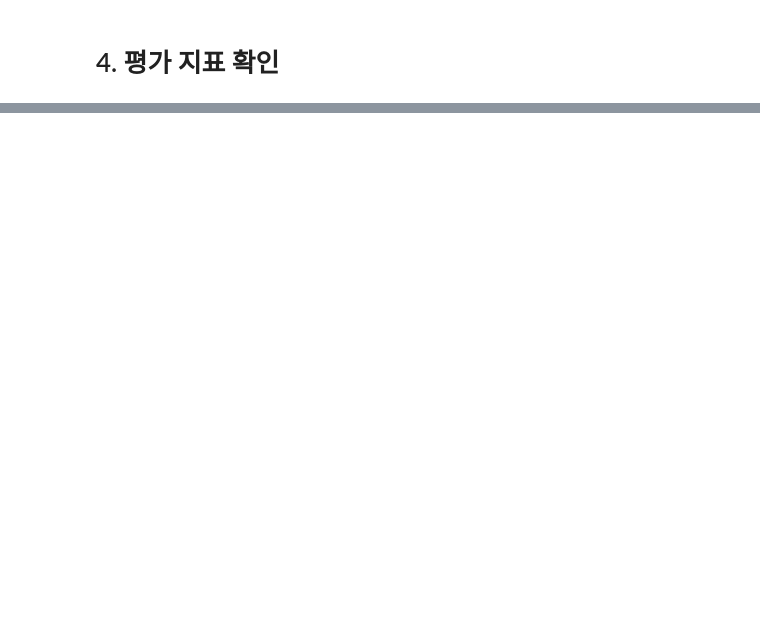
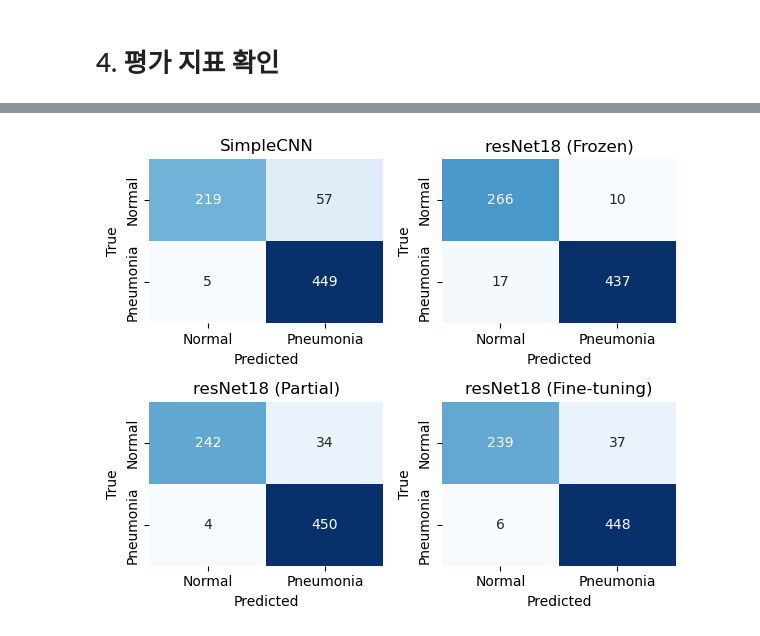
Before and after one commit to infeimkr/codeit_ai4, a Jupyter notebook: 06_3팀_임인철.ipynb, the cells around one changed output, grey strips where cells are left out. Cells and saved outputs as stored; diff of their text form; code cells hidden in the pictures; blank space fills up the shorter version.

```diff
--- a/06_3팀_임인철.ipynb
+++ b/06_3팀_임인철.ipynb
@@ -171,7 +195,7 @@ PNEUMONIA: {'num_images': 390, 'height_min': 344, 'height_max': 1456, 'ratio_mea
 RAW_RESIZE = 256
 CROP_SIZE = 224
 EXTRA_VAL_RATE = 0.2
-RANDOM_ROTATION = 10
+RANDOM_ROTATION = 5
 # %% [markdown]
 # 2. 데이터 전처리
 # %%
@@ -734,0 +888,17 @@ weighted avg       0.84      0.78      0.75       624
+# %%
+@torch.inference_mode()  # = no_grad의 superset(추론 최적화)
+def evaluate_model(model, dataloader, criterion, device, model_name="Model",
+                   threshold=0.5, temp_scaler=None, verbose=True):
+    y_true, p1, loss_mean = predict_proba(
+        model, dataloader, device, temp_scaler=temp_scaler,
+        return_loss=(criterion is not None), criterion=criterion
+    )
+    y_pred = apply_threshold(p1, threshold)
+    if verbose:
+        return (*summarize_metrics(y_true, y_pred, loss_mean, model_name), y_true, y_pred)
+    else:
+        acc = accuracy_score(y_true, y_pred)
+        prec = precision_score(y_true, y_pred, zero_division=0)
+        rec  = recall_score(y_true, y_pred, zero_division=0)
+        f1   = f1_score(y_true, y_pred, zero_division=0)
+        return acc, prec, rec, f1, y_true, y_pred
@@ -734,0 +907,59 @@ weighted avg       0.84      0.78      0.75       624
+# %%
+# val로 확인
+models_to_val = {
+    simpleCNN_info["model_title"]: model_simpleCNN,
+    resNet18_FE_info["model_title"] : model_resNet18_FE,
+    resNet18_P_info["model_title"] : model_resNet18_P,
+    resNet18_FT_info["model_title"] : model_resNet18_FT
+}
+
+results = {"Model": [], "Accuracy": [], "Precision": [], "Recall": [], "F1-score": []}
+cm_data = {}
+
+criterion = torch.nn.CrossEntropyLoss()
+
+for model_name, model in models_to_val.items():
+    acc, prec, rec, f1, y_true, y_pred = evaluate_model(
+        model, val_loader, criterion, device, model_name, threshold=0.5
+    )
+    results["Model"].append(model_name)
+    results["Accuracy"].append(acc)
+    results["Precision"].append(prec)
+    results["Recall"].append(rec)
+    results["F1-score"].append(f1)
+    cm_data[model_name] = (y_true, y_pred)
+
+df_val_results = pd.DataFrame(results)
+
+# 학습 소요 시간 추가
+df_val_results["Learning Time"] =  [simpleCNN_info["elapsed"],
+                                resNet18_FE_info["elapsed"],
+                                resNet18_P_info["elapsed"],
+                                resNet18_FT_info["elapsed"]
+    ]
+
+print("\n", "="*35, "Val Score", "="*35)
+display(df_val_results.style.format({
+    "Accuracy": "{:.2%}",
+    "Precision": "{:.4f}",
+    "Recall": "{:.4f}",
+    "F1-score": "{:.4f}"
+}))
+
+# 혼동행렬
+fig, axes = plt.subplots(2, 2, figsize=(6, 5))
+axes = axes.ravel()
+
+for ax, (model_name, _) in zip(axes, models_to_val.items()):
+    y_true, y_pred = cm_data[model_name]
+    cm = confusion_matrix(y_true, y_pred)
+    sns.heatmap(cm, annot=True, fmt="d", cmap="Blues",
+                xticklabels=["Normal", "Pneumonia"],
+                yticklabels=["Normal", "Pneumonia"],
+                ax=ax, cbar=False)
+    ax.set_title(model_name)
+    ax.set_xlabel("Predicted"); ax.set_ylabel("True")
+
+plt.tight_layout()
+plt.show()
+# %% [output]
@@ -734,0 +988 @@ weighted avg       0.84      0.78      0.75       624
+[figure, added]
```
Also changed, not shown: parts of 57 cells of this notebook.
